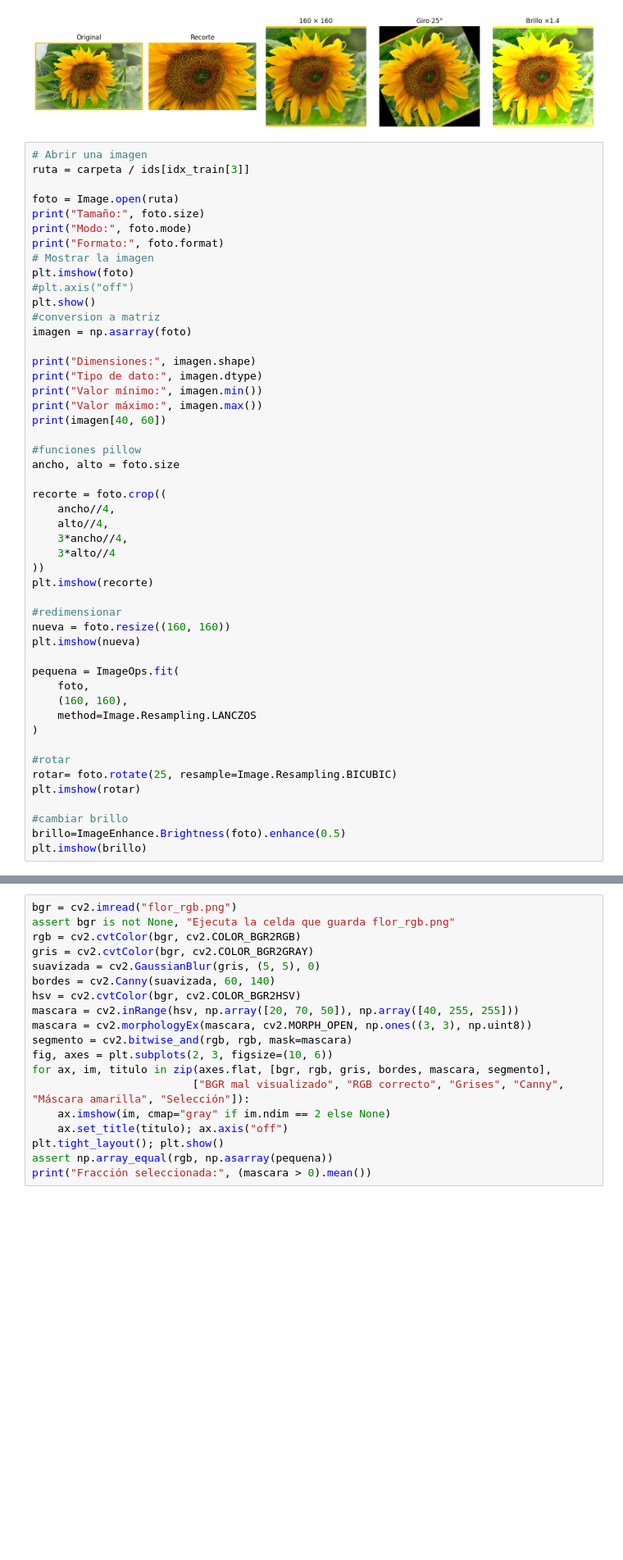
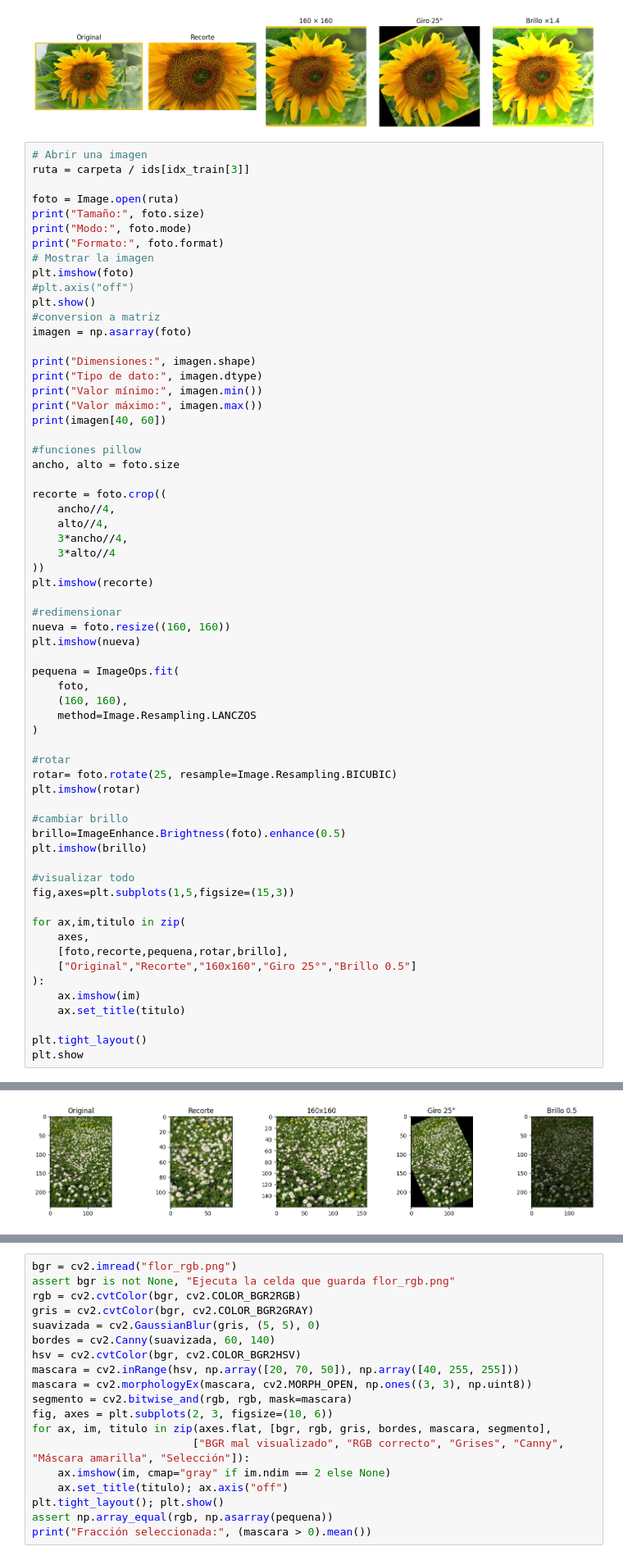
Before and after one commit to davidfelipegutierrrez/david-felipe-repository, a Jupyter notebook: curso_2026_2/trabajo_autonomo_4h/01_pillow_opencv_cnn.ipynb, the cells around one changed output, grey strips where cells are left out. Shown at 82% size. Saved outputs shown, nothing was run; the diff lists cells and outputs as text; blank space fills up the shorter version.

```diff
--- a/curso_2026_2/trabajo_autonomo_4h/01_pillow_opencv_cnn.ipynb
+++ b/curso_2026_2/trabajo_autonomo_4h/01_pillow_opencv_cnn.ipynb
@@ -300,6 +298,20 @@ plt.imshow(rotar)
 #cambiar brillo
 brillo=ImageEnhance.Brightness(foto).enhance(0.5)
 plt.imshow(brillo)
+
+#visualizar todo
+fig,axes=plt.subplots(1,5,figsize=(15,3))
+
+for ax,im,titulo in zip(
+    axes,
+    [foto,recorte,pequena,rotar,brillo],
+    ["Original","Recorte","160x160","Giro 25°","Brillo 0.5"]
+):
+    ax.imshow(im)
+    ax.set_title(titulo)
+
+plt.tight_layout()
+plt.show
 # %% [output]
 Tamaño: (163, 240)
 Modo: RGB
@@ -314,4 +326,5 @@ Valor máximo: 255
 [figure]
+[figure, added]
 # %% [markdown]
 **Comprueba tu comprensión:** ¿por qué aparecen esquinas negras al girar? ¿Qué diferencia
 hay entre `resize` (puede deformar) e `ImageOps.fit` (recorta)? Prueba `ImageOps.pad` para
```
Also changed, not shown: parts of 4 cells of this notebook.
